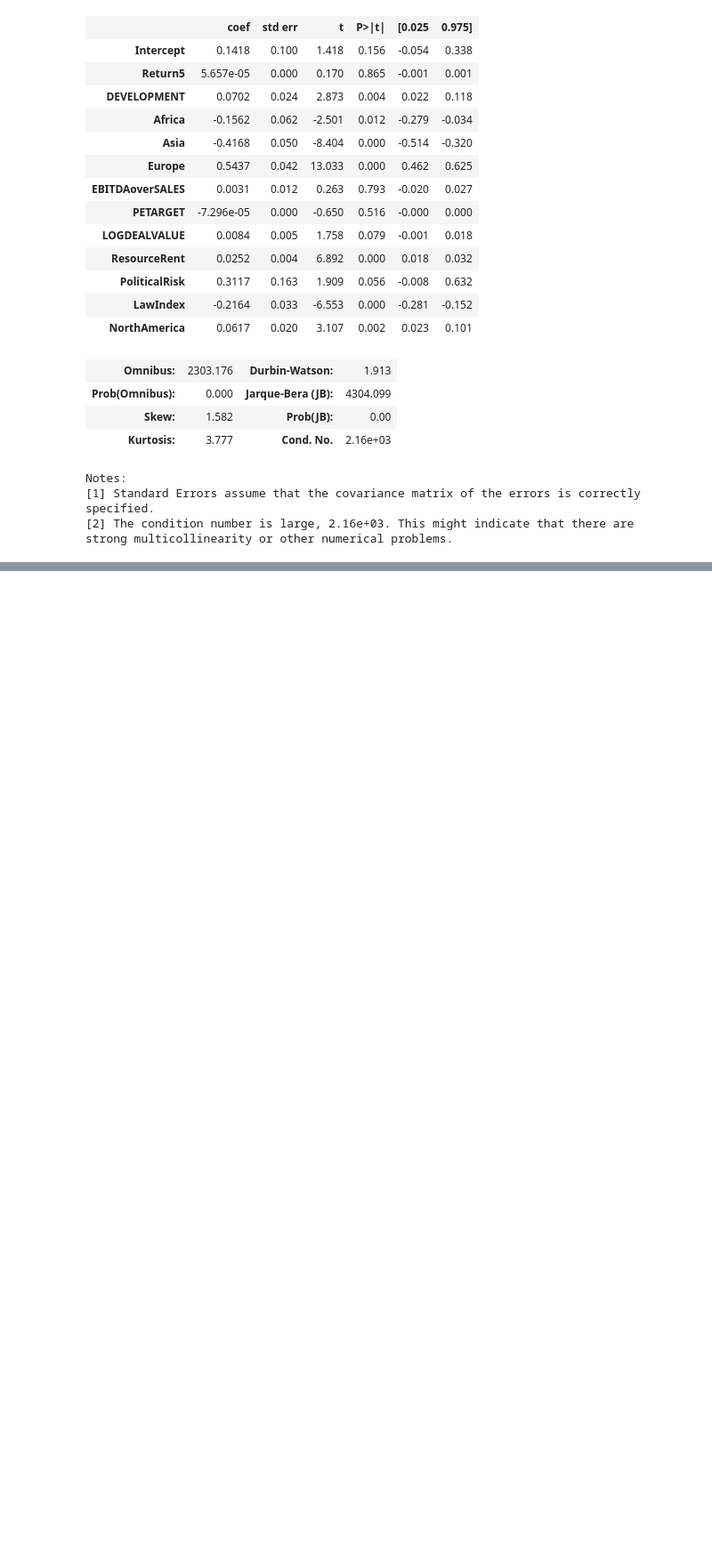
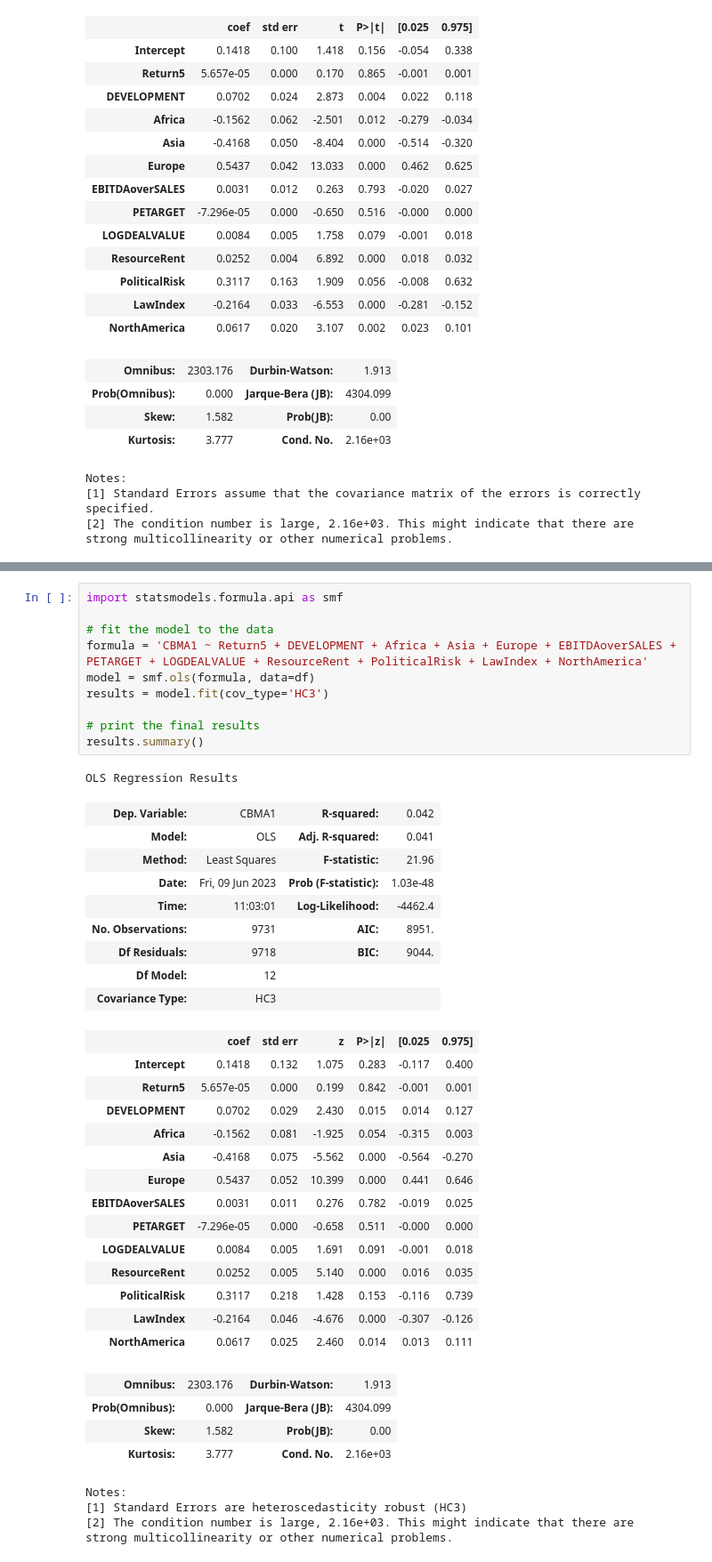
Before and after one commit to MrGarrido/TANALYSIS, a Jupyter notebook: Analysis.ipynb, the cells around one changed output, grey strips where cells are left out. Shown at 89% size. Cells and saved outputs as stored; diff of their text form; blank space fills up the shorter version.

```diff
--- a/Analysis.ipynb
+++ b/Analysis.ipynb
@@ -509,0 +618,43 @@ strong multicollinearity or other numerical problems.
+# %%
+import statsmodels.formula.api as smf
+
+# fit the model to the data
+formula = 'CBMA1 ~ Return5 + DEVELOPMENT + Africa + Asia + Europe + EBITDAoverSALES + PETARGET + LOGDEALVALUE + ResourceRent + PoliticalRisk + LawIndex + NorthAmerica'
+model = smf.ols(formula, data=df)
+results = model.fit(cov_type='HC3')
+
+# print the final results
+results.summary()
+# %% [output]
+OLS Regression Results
+| Dep. Variable: | CBMA1 | R-squared: | 0.042 |
+| Model: | OLS | Adj. R-squared: | 0.041 |
+| Method: | Least Squares | F-statistic: | 21.96 |
+| Date: | Fri, 09 Jun 2023 | Prob (F-statistic): | 1.03e-48 |
+| Time: | 11:03:01 | Log-Likelihood: | -4462.4 |
+| No. Observations: | 9731 | AIC: | 8951. |
+| Df Residuals: | 9718 | BIC: | 9044. |
+| Df Model: | 12 |  |  |
+| Covariance Type: | HC3 |  |  |
+|  | coef | std err | z | P>|z| | [0.025 | 0.975] |
+| Intercept | 0.1418 | 0.132 | 1.075 | 0.283 | -0.117 | 0.400 |
+| Return5 | 5.657e-05 | 0.000 | 0.199 | 0.842 | -0.001 | 0.001 |
+| DEVELOPMENT | 0.0702 | 0.029 | 2.430 | 0.015 | 0.014 | 0.127 |
+| Africa | -0.1562 | 0.081 | -1.925 | 0.054 | -0.315 | 0.003 |
+| Asia | -0.4168 | 0.075 | -5.562 | 0.000 | -0.564 | -0.270 |
+| Europe | 0.5437 | 0.052 | 10.399 | 0.000 | 0.441 | 0.646 |
+| EBITDAoverSALES | 0.0031 | 0.011 | 0.276 | 0.782 | -0.019 | 0.025 |
+| PETARGET | -7.296e-05 | 0.000 | -0.658 | 0.511 | -0.000 | 0.000 |
+| LOGDEALVALUE | 0.0084 | 0.005 | 1.691 | 0.091 | -0.001 | 0.018 |
+| ResourceRent | 0.0252 | 0.005 | 5.140 | 0.000 | 0.016 | 0.035 |
+| PoliticalRisk | 0.3117 | 0.218 | 1.428 | 0.153 | -0.116 | 0.739 |
+| LawIndex | -0.2164 | 0.046 | -4.676 | 0.000 | -0.307 | -0.126 |
+| NorthAmerica | 0.0617 | 0.025 | 2.460 | 0.014 | 0.013 | 0.111 |
+| Omnibus: | 2303.176 | Durbin-Watson: | 1.913 |
+| Prob(Omnibus): | 0.000 | Jarque-Bera (JB): | 4304.099 |
+| Skew: | 1.582 | Prob(JB): | 0.00 |
+| Kurtosis: | 3.777 | Cond. No. | 2.16e+03 |
+Notes:
+[1] Standard Errors are heteroscedasticity robust (HC3)
+[2] The condition number is large, 2.16e+03. This might indicate that there are
+strong multicollinearity or other numerical problems.
```
Also changed, not shown: parts of 18 cells of this notebook.
